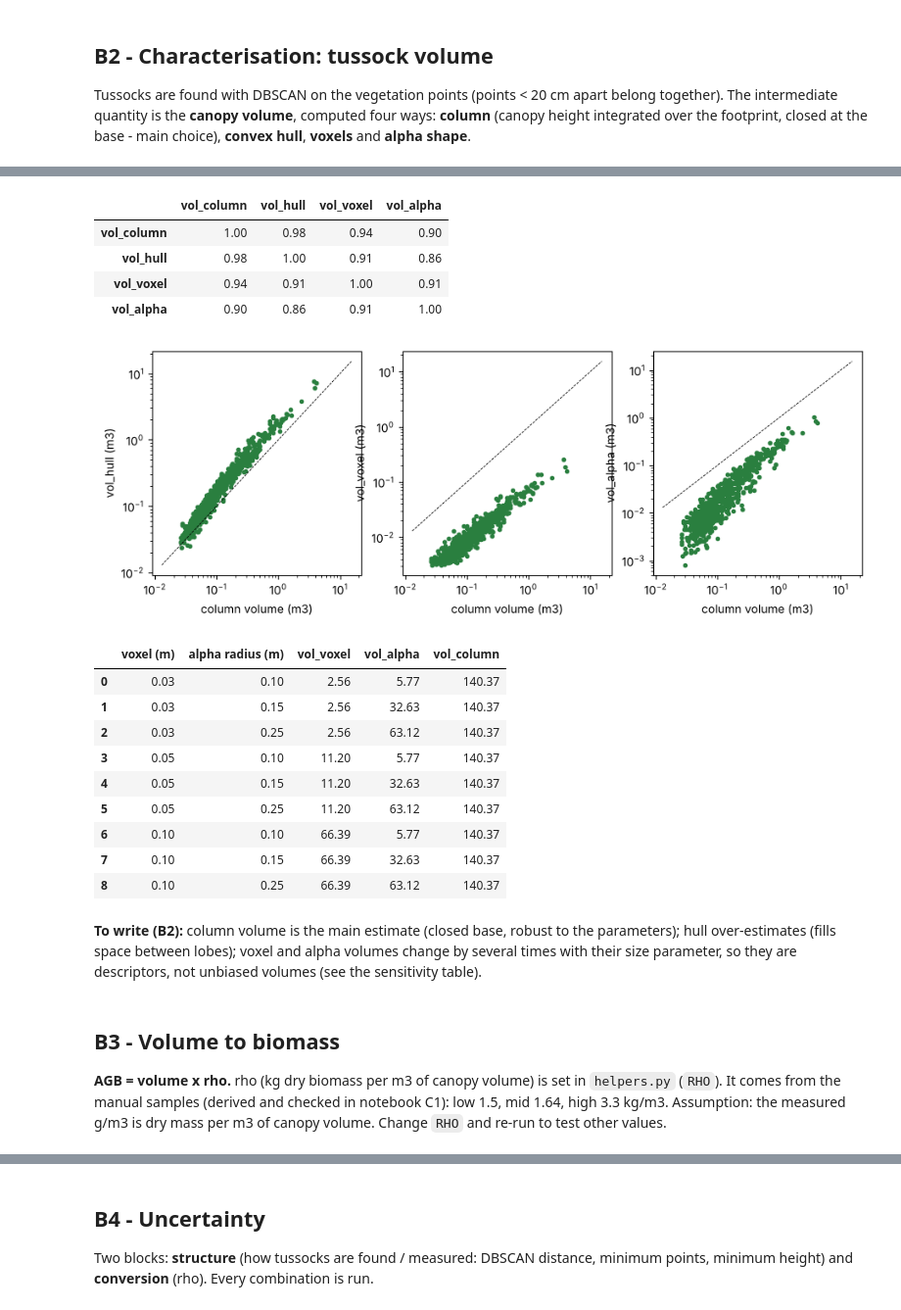
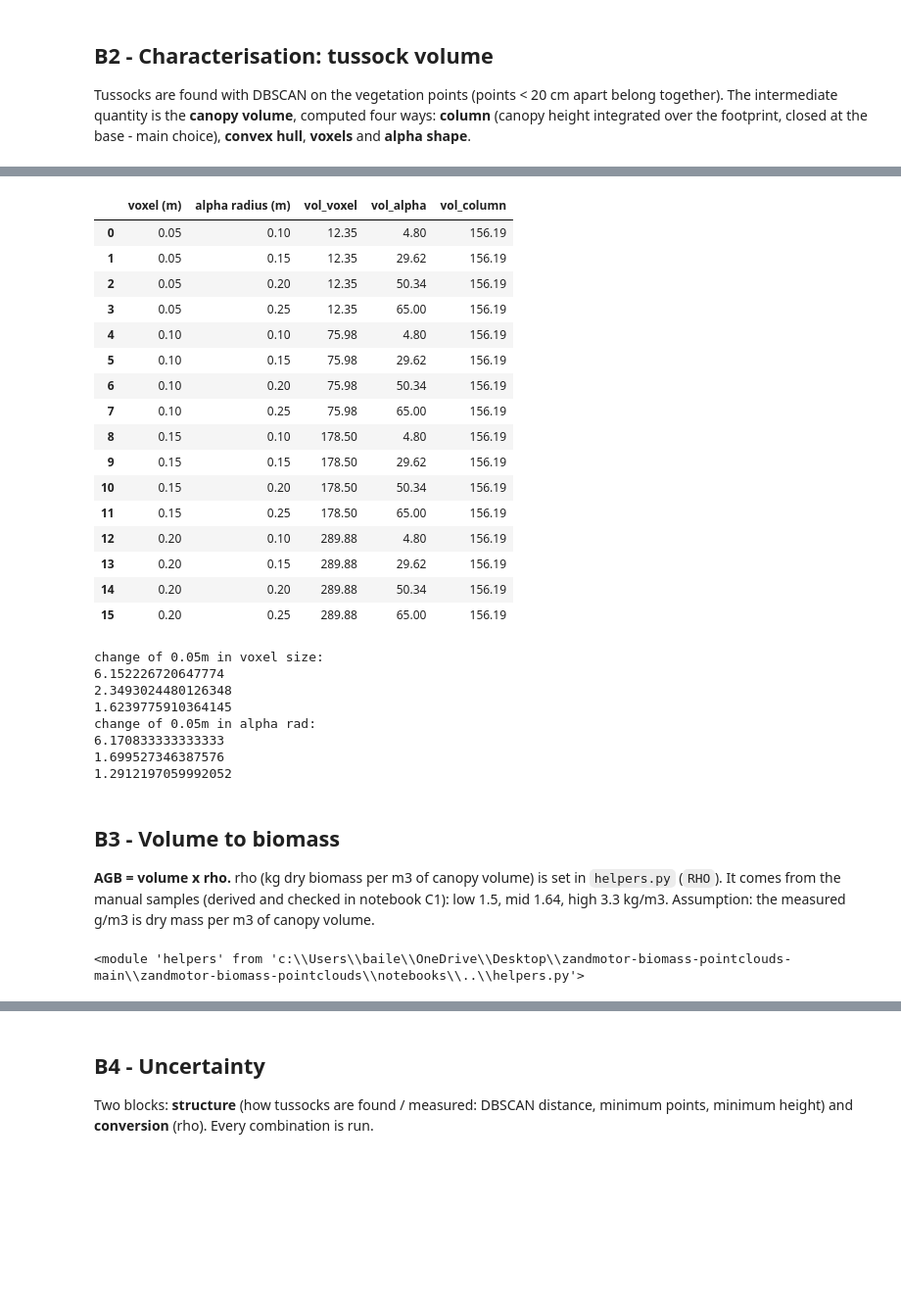
Before and after one commit to evpalli/zandmotor-biomass-pointclouds, a Jupyter notebook: notebooks/B_biomass.ipynb, the cells around one changed output, grey strips where cells are left out. Shown at 98% size. Cells and saved outputs as stored; diff of their text form; code cells hidden in the pictures; blank space fills up the shorter version.

```diff
--- a/notebooks/B_biomass.ipynb
+++ b/notebooks/B_biomass.ipynb
@@ -56,35 +54,46 @@ tot = t[vols].sum().to_frame("total volume (m3)").T.round(2); tot.insert(0, "tus
-# %%
-fig, axs = plt.subplots(1, 3, figsize=(11, 3.5))
-for ax, m in zip(axs, ["vol_hull", "vol_voxel", "vol_alpha"]):
-    ax.loglog(t.vol_column, t[m], ".", c="#2a7f3f"); lim = [t.vol_column.min() / 2, t[vols].max().max() * 2]; ax.plot(lim, lim, "k--", lw=.6)
-    ax.set_xlabel("column volume (m3)"); ax.set_ylabel(m + " (m3)")
-H.save(fig, "B2_estimator_comparison"); t[vols].corr(method="spearman").round(2)
-# %% [output]
-|  | vol_column | vol_hull | vol_voxel | vol_alpha |
-| vol_column | 1.00 | 0.98 | 0.94 | 0.90 |
-| vol_hull | 0.98 | 1.00 | 0.91 | 0.86 |
-| vol_voxel | 0.94 | 0.91 | 1.00 | 0.91 |
-| vol_alpha | 0.90 | 0.86 | 0.91 | 1.00 |
-[figure, removed]
 # %%
 rows = []                                            # sensitivity to the key parameters
-for vox in [0.03, 0.05, 0.10]:
-    for ar in [0.10, 0.15, 0.25]:
+for vox in [0.05, 0.10, 0.15, 0.20]:
+    for ar in [0.10, 0.15, 0.20, 0.25]:
         s = H.tussocks(r, voxel=vox, alpha_radius=ar); rows.append({"voxel (m)": vox, "alpha radius (m)": ar, "vol_voxel": s.vol_voxel.sum(), "vol_alpha": s.vol_alpha.sum(), "vol_column": s.vol_column.sum()})
 H.table(pd.DataFrame(rows).round(2), "B2_sensitivity")
 # %% [output]
 |  | voxel (m) | alpha radius (m) | vol_voxel | vol_alpha | vol_column |
-| 0 | 0.03 | 0.10 | 2.56 | 5.77 | 140.37 |
-| 1 | 0.03 | 0.15 | 2.56 | 32.63 | 140.37 |
-| 2 | 0.03 | 0.25 | 2.56 | 63.12 | 140.37 |
-| 3 | 0.05 | 0.10 | 11.20 | 5.77 | 140.37 |
-| 4 | 0.05 | 0.15 | 11.20 | 32.63 | 140.37 |
-| 5 | 0.05 | 0.25 | 11.20 | 63.12 | 140.37 |
-| 6 | 0.10 | 0.10 | 66.39 | 5.77 | 140.37 |
-| 7 | 0.10 | 0.15 | 66.39 | 32.63 | 140.37 |
-| 8 | 0.10 | 0.25 | 66.39 | 63.12 | 140.37 |
+| 0 | 0.05 | 0.10 | 12.35 | 4.80 | 156.19 |
+| 1 | 0.05 | 0.15 | 12.35 | 29.62 | 156.19 |
+| 2 | 0.05 | 0.20 | 12.35 | 50.34 | 156.19 |
+| 3 | 0.05 | 0.25 | 12.35 | 65.00 | 156.19 |
+| 4 | 0.10 | 0.10 | 75.98 | 4.80 | 156.19 |
+| 5 | 0.10 | 0.15 | 75.98 | 29.62 | 156.19 |
+| 6 | 0.10 | 0.20 | 75.98 | 50.34 | 156.19 |
+| 7 | 0.10 | 0.25 | 75.98 | 65.00 | 156.19 |
+| 8 | 0.15 | 0.10 | 178.50 | 4.80 | 156.19 |
+| 9 | 0.15 | 0.15 | 178.50 | 29.62 | 156.19 |
+| 10 | 0.15 | 0.20 | 178.50 | 50.34 | 156.19 |
+| 11 | 0.15 | 0.25 | 178.50 | 65.00 | 156.19 |
+| 12 | 0.20 | 0.10 | 289.88 | 4.80 | 156.19 |
+| 13 | 0.20 | 0.15 | 289.88 | 29.62 | 156.19 |
+| 14 | 0.20 | 0.20 | 289.88 | 50.34 | 156.19 |
+| 15 | 0.20 | 0.25 | 289.88 | 65.00 | 156.19 |
-# %% [markdown]
-**To write (B2):** column volume is the main estimate (closed base, robust to the parameters); hull over-estimates (fills space between lobes); voxel and alpha volumes change by several times with their size parameter, so they are descriptors, not unbiased volumes (see the sensitivity table).
+# %%
+print("change of 0.05m in voxel size:")
+print(75.98/12.35)
+print(178.50/75.98)
+print(289.88/178.50)
+
+print("change of 0.05m in alpha rad:")
+print(29.62/4.80)
+print(50.34/29.62)
+print(65.00/50.34)
+# %% [output]
+change of 0.05m in voxel size:
+6.152226720647774
+2.3493024480126348
+1.6239775910364145
+change of 0.05m in alpha rad:
+6.170833333333333
+1.699527346387576
+1.2912197059992052
 # %% [markdown]
 ## B3 - Volume to biomass
-**AGB = volume x rho.** rho (kg dry biomass per m3 of canopy volume) is set in `helpers.py` (`RHO`). It comes from the manual samples (derived and checked in notebook C1): low 1.5, mid 1.64, high 3.3 kg/m3. Assumption: the measured g/m3 is dry mass per m3 of canopy volume. Change `RHO` and re-run to test other values.
+**AGB = volume x rho.** rho (kg dry biomass per m3 of canopy volume) is set in `helpers.py` (`RHO`). It comes from the manual samples (derived and checked in notebook C1): low 1.5, mid 1.64, high 3.3 kg/m3. Assumption: the measured g/m3 is dry mass per m3 of canopy volume.
@@ -90,0 +102,8 @@ H.table(pd.DataFrame(rows).round(2), "B2_sensitivity")
+# %%
+import importlib
+import helpers  # Replace 'helpers' with whatever your helper script's filename is (e.g., if it's helpers.py)
+
+# Reload the module
+importlib.reload(helpers)
+# %% [output]
+<module 'helpers' from 'c:\\Users\\baile\\OneDrive\\Desktop\\zandmotor-biomass-pointclouds-main\\zandmotor-biomass-pointclouds\\notebooks\\..\\helpers.py'>
```
Also changed, not shown: parts of 13 cells of this notebook, 1 other file.
